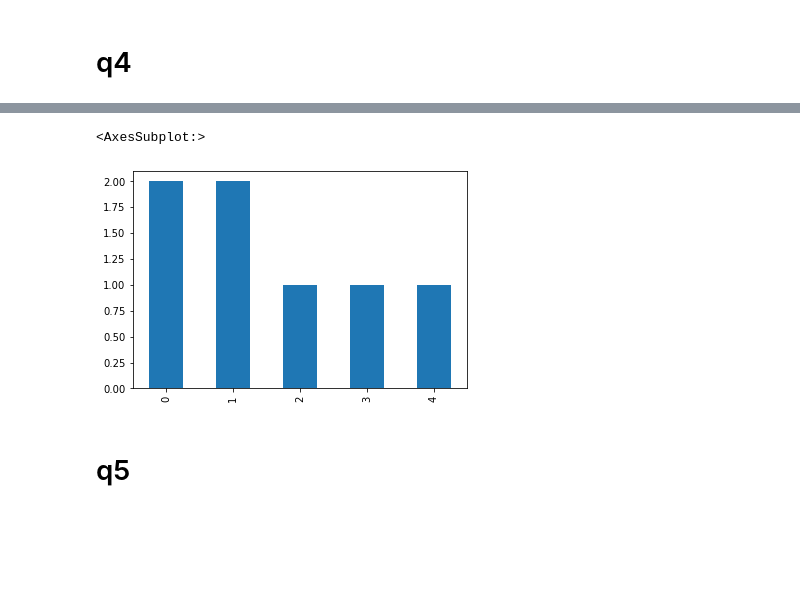
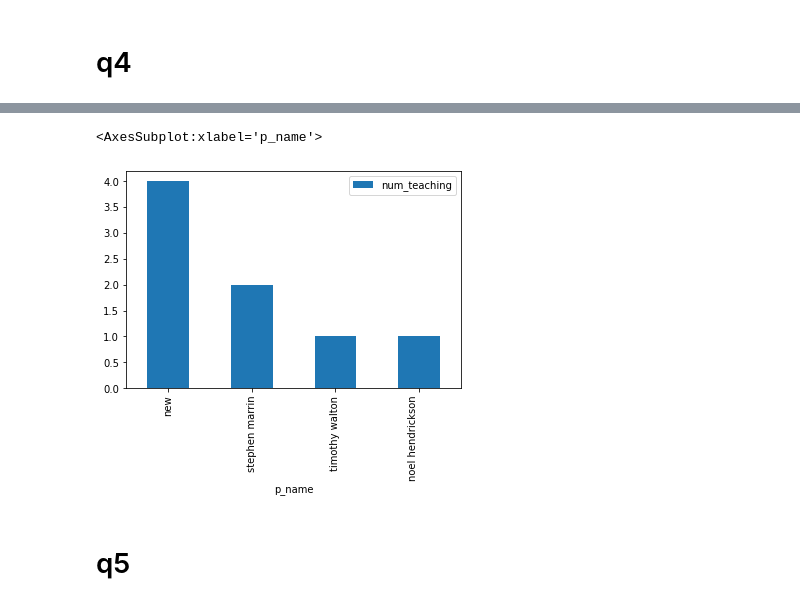
Before and after one commit to kendallsmith327/ia340, a Jupyter notebook: lab4.ipynb, the cells around one changed output, grey strips where cells are left out. Cells and saved outputs as stored; diff of their text form; code cells hidden in the pictures; blank space fills up the shorter version.

```diff
--- a/lab4.ipynb
+++ b/lab4.ipynb
@@ -122,8 +121,8 @@ df[:]
 # %%
-df.num_teaching.plot.bar(x='p_name',y='num_teaching')
+df.plot.bar(x='p_name',y='num_teaching')
 # %% [output]
-<AxesSubplot:>
+<AxesSubplot:xlabel='p_name'>
-[figure, old version]
+[figure, new version]
 # %% [markdown]
 # q5
 # %%
```
Also changed, not shown: parts of 3 cells of this notebook.
